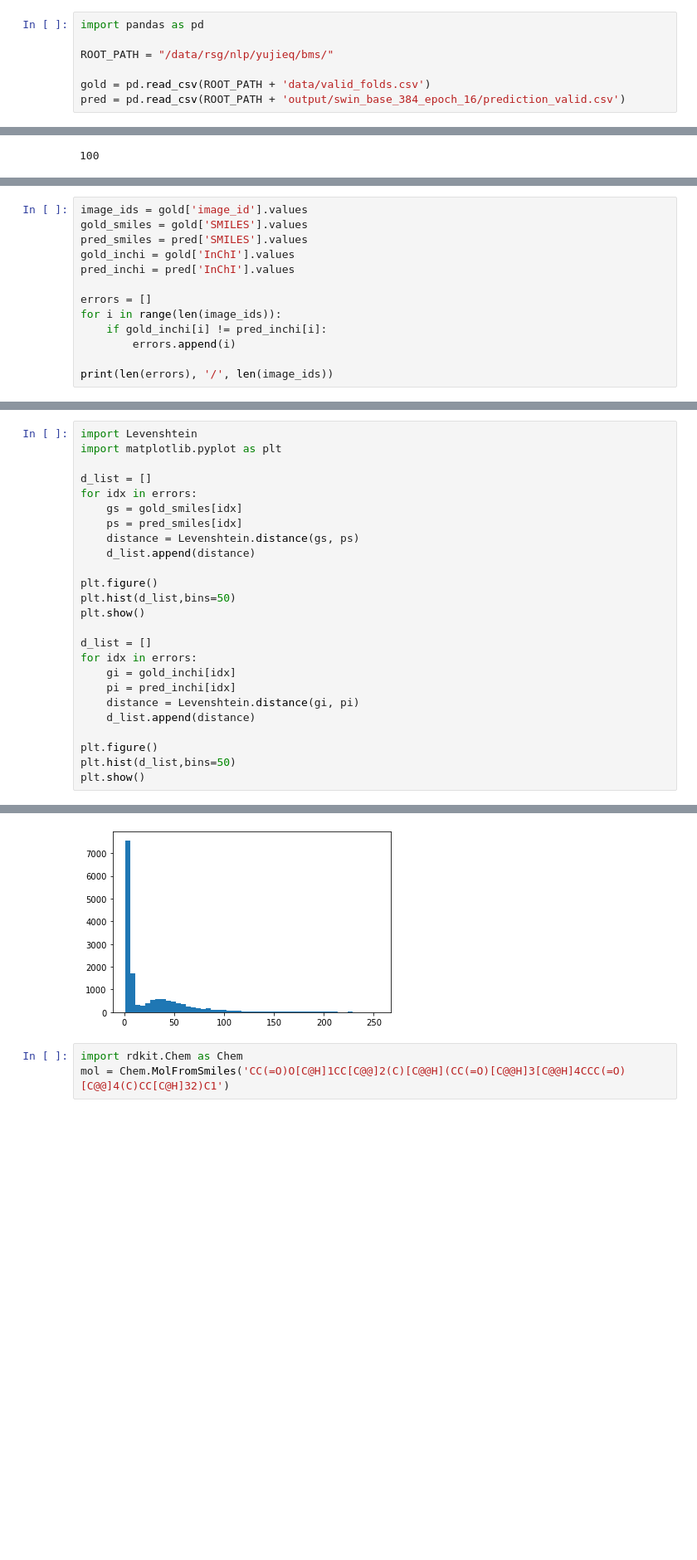
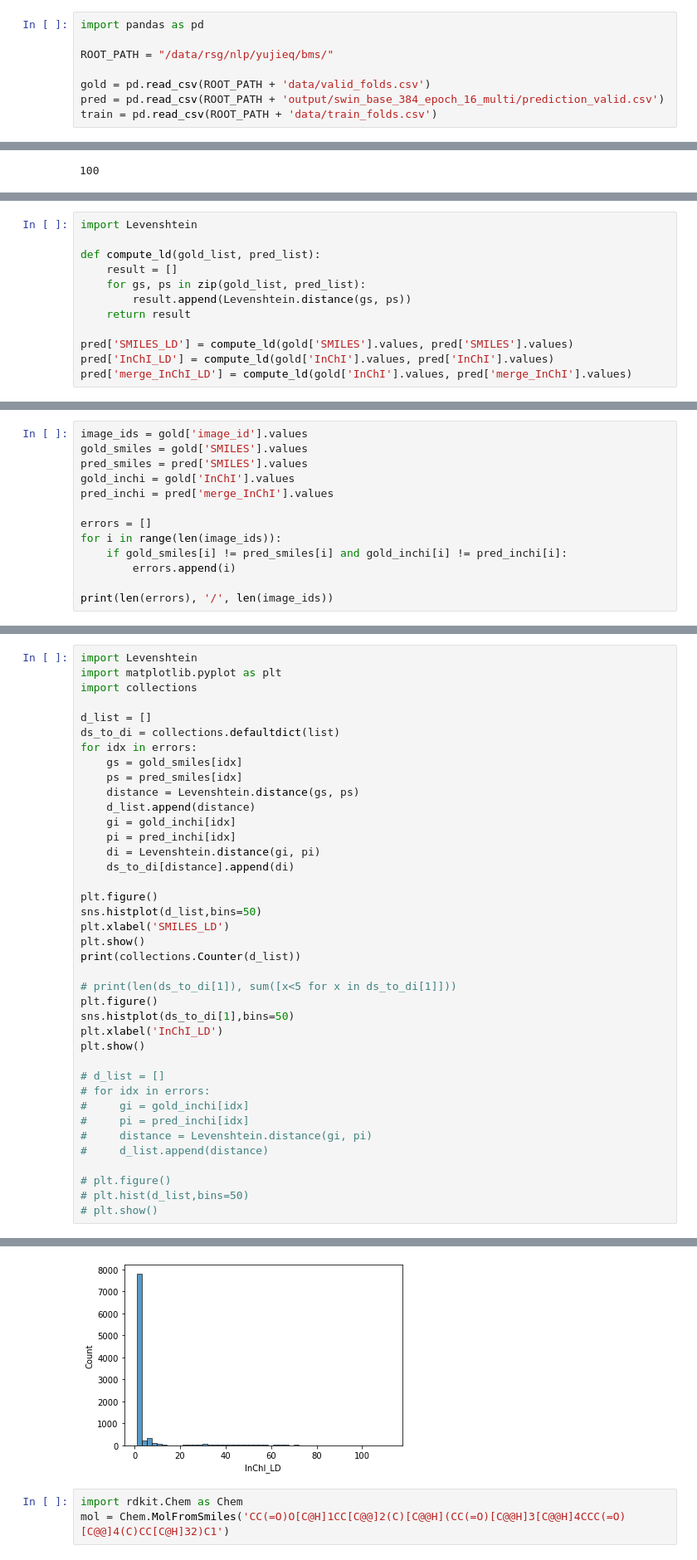
Before and after one commit to thomas0809/MolScribe, a Jupyter notebook: notebook/error_analysis.ipynb, the cells around one changed output, grey strips where cells are left out. Shown at 83% size. Cells and saved outputs as stored; diff of their text form; blank space fills up the shorter version.

```diff
--- a/notebook/error_analysis.ipynb
+++ b/notebook/error_analysis.ipynb
@@ -4,7 +4,8 @@ import pandas as pd
 ROOT_PATH = "/data/rsg/nlp/yujieq/bms/"
 
 gold = pd.read_csv(ROOT_PATH + 'data/valid_folds.csv')
-pred = pd.read_csv(ROOT_PATH + 'output/swin_base_384_epoch_16/prediction_valid.csv')
+pred = pd.read_csv(ROOT_PATH + 'output/swin_base_384_epoch_16_multi/prediction_valid.csv')
+train = pd.read_csv(ROOT_PATH + 'data/train_folds.csv')
 # %%
 gold
 # %% [output]
@@ -28,0 +32,12 @@ print(max([len(s.split()) for s in smiles]))
+# %%
+import Levenshtein
+
+def compute_ld(gold_list, pred_list):
+    result = []
+    for gs, ps in zip(gold_list, pred_list):
+        result.append(Levenshtein.distance(gs, ps))
+    return result
+
+pred['SMILES_LD'] = compute_ld(gold['SMILES'].values, pred['SMILES'].values)
+pred['InChI_LD'] = compute_ld(gold['InChI'].values, pred['InChI'].values)
+pred['merge_InChI_LD'] = compute_ld(gold['InChI'].values, pred['merge_InChI'].values)
@@ -31,11 +241,11 @@ image_ids = gold['image_id'].values
 gold_smiles = gold['SMILES'].values
 pred_smiles = pred['SMILES'].values
 gold_inchi = gold['InChI'].values
-pred_inchi = pred['InChI'].values
+pred_inchi = pred['merge_InChI'].values
 
 errors = []
 for i in range(len(image_ids)):
-    if gold_inchi[i] != pred_inchi[i]:
+    if gold_smiles[i] != pred_smiles[i] and gold_inchi[i] != pred_inchi[i]:
         errors.append(i)
 
 print(len(errors), '/', len(image_ids))
@@ -44,26 +254,40 @@ print(len(errors), '/', len(image_ids))
 # %%
 import Levenshtein
 import matplotlib.pyplot as plt
+import collections
 
 d_list = []
+ds_to_di = collections.defaultdict(list)
 for idx in errors:
     gs = gold_smiles[idx]
     ps = pred_smiles[idx]
     distance = Levenshtein.distance(gs, ps)
     d_list.append(distance)
+    gi = gold_inchi[idx]
+    pi = pred_inchi[idx]
+    di = Levenshtein.distance(gi, pi)
+    ds_to_di[distance].append(di)
 
 plt.figure()
-plt.hist(d_list,bins=50)
+sns.histplot(d_list,bins=50)
+plt.xlabel('SMILES_LD')
+plt.show()
+print(collections.Counter(d_list))
+
+# print(len(ds_to_di[1]), sum([x<5 for x in ds_to_di[1]]))
+plt.figure()
+sns.histplot(ds_to_di[1],bins=50)
+plt.xlabel('InChI_LD')
 plt.show()
 
-d_list = []
-for idx in errors:
-    gi = gold_inchi[idx]
-    pi = pred_inchi[idx]
-    distance = Levenshtein.distance(gi, pi)
-    d_list.append(distance)
+# d_list = []
+# for idx in errors:
+#     gi = gold_inchi[idx]
+#     pi = pred_inchi[idx]
+#     distance = Levenshtein.distance(gi, pi)
+#     d_list.append(distance)
 
-plt.figure()
-plt.hist(d_list,bins=50)
-plt.show()
+# plt.figure()
+# plt.hist(d_list,bins=50)
+# plt.show()
 # %% [output]
@@ -72,4 +296,4 @@ Matplotlib is building the font cache; this may take a moment.
-[figure, old version]
+[figure, new version]
 # %%
 import rdkit.Chem as Chem
 mol = Chem.MolFromSmiles('CC(=O)O[C@H]1CC[C@@]2(C)[C@@H](CC(=O)[C@@H]3[C@@H]4CCC(=O)[C@@]4(C)CC[C@H]32)C1')
```
Also changed, not shown: parts of 9 cells of this notebook, 4 other files.
